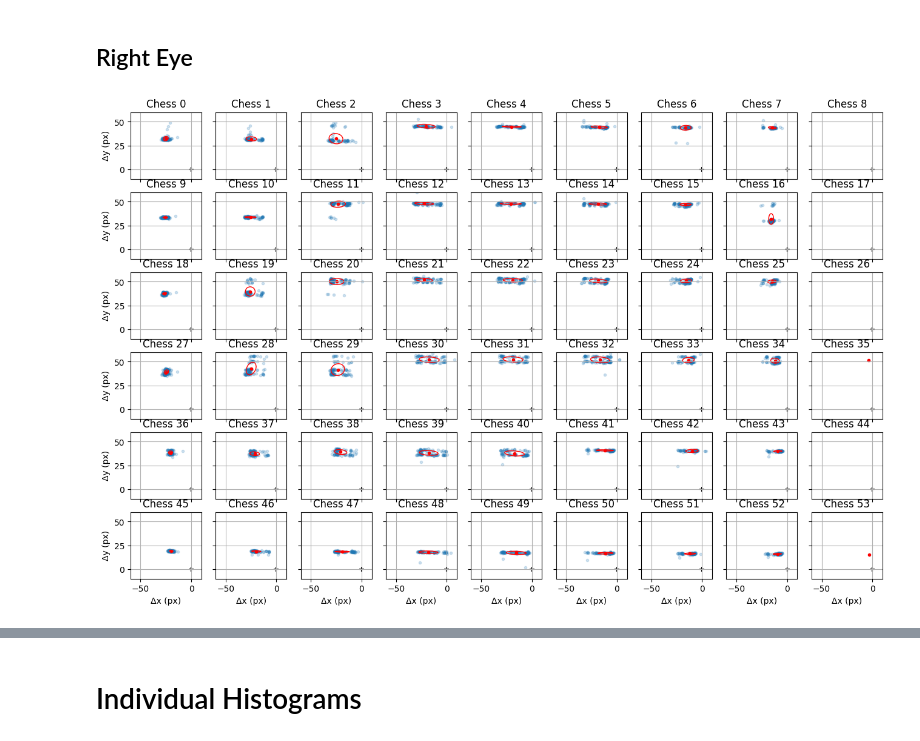
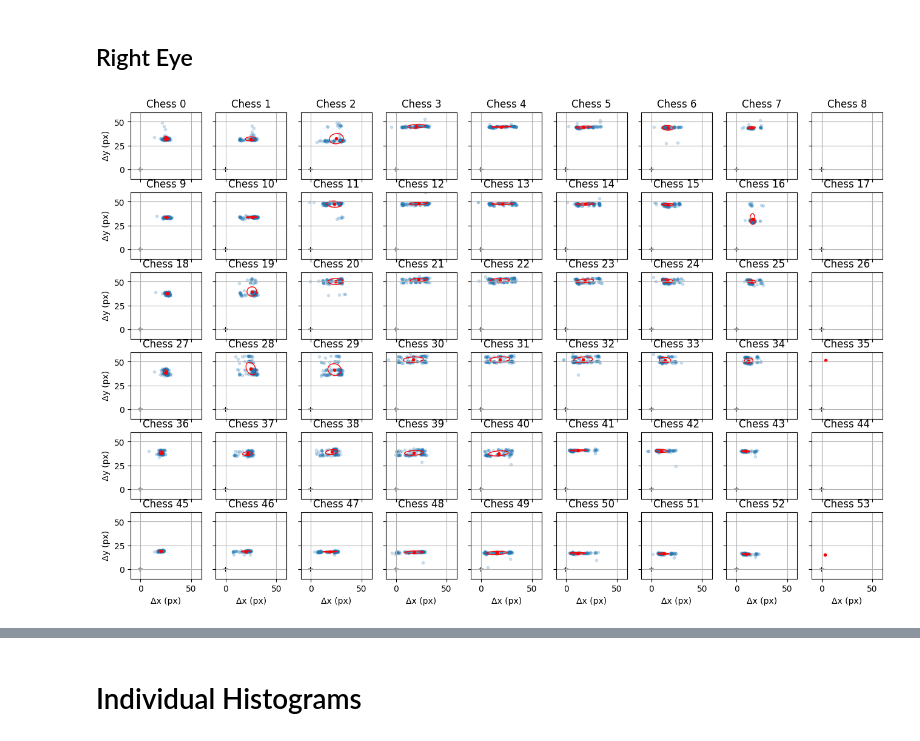
Before and after one commit to jpmnieles/grace_robot, a Jupyter notebook: 241201_Baseline_FK_Evaluation.ipynb, the cells around one changed output, grey strips where cells are left out. Saved outputs shown, nothing was run; the diff lists cells and outputs as text; code cells hidden in the pictures.

```diff
--- a/241201_Baseline_FK_Evaluation.ipynb
+++ b/241201_Baseline_FK_Evaluation.ipynb
@@ -616,7 +623,7 @@ delta_x_list = []
 delta_y_list = []
 for chess_idx in range(54):
     idxs = [i for i,val in enumerate(data['chess_idx_tminus1']) if val==chess_idx]
-    after_px_x = np.array([data[dx][i] for i in idxs])
+    after_px_x =-np.array([data[dx][i] for i in idxs])
     after_px_y = np.array([data[dy][i] for i in idxs])
     delta_x_list.append(after_px_x)
     delta_y_list.append(after_px_y)
@@ -624,12 +631,16 @@ for chess_idx in range(54):
 # Scatter Plot
 
 fig, axs = plt.subplots(6, 9, figsize=(16,10))
+x_std_list = []
+y_std_list = []
 for i,ax_i in enumerate(axs.flat):
     ax_i.scatter(delta_x_list[i], delta_y_list[i], marker='.', color='#1f77b4', alpha=0.2)
     confidence_ellipse(x=delta_x_list[i], y=delta_y_list[i], ax=ax_i, n_std=1.0, edgecolor='red')
+    x_std_list.append(np.std(delta_x_list[i]))
+    y_std_list.append(np.std(delta_y_list[i]))
     ax_i.scatter(delta_x_list[i].mean(), delta_y_list[i].mean(), marker='.', color='red')
     ax_i.scatter(0, 0, marker='+', color='black')
-    ax_i.set_xlim(-60, 10)
+    ax_i.set_xlim(-10, 60)
     ax_i.set_ylim(-10, 60)
     ax_i.set_title('Chess %i' % (i))
     ax_i.grid(True)
@@ -656,29 +672,33 @@ delta_x_list = []
 delta_y_list = []
 for chess_idx in range(54):
     idxs = [i for i,val in enumerate(data['chess_idx_tminus1']) if val==chess_idx]
-    after_px_x = np.array([data[dx][i] for i in idxs])
+    after_px_x = -np.array([data[dx][i] for i in idxs])
     after_px_y = np.array([data[dy][i] for i in idxs])
     delta_x_list.append(after_px_x)
     delta_y_list.append(after_px_y)
 # %%
 # Scatter Plot
 
 fig, axs = plt.subplots(6, 9, figsize=(16,10))
+x_std_list = []
+y_std_list = []
 for i,ax_i in enumerate(axs.flat):
     ax_i.scatter(delta_x_list[i], delta_y_list[i], marker='.', color='#1f77b4', alpha=0.2)
+    x_std_list.append(np.std(delta_x_list[i]))
+    y_std_list.append(np.std(delta_y_list[i]))
     confidence_ellipse(x=delta_x_list[i], y=delta_y_list[i], ax=ax_i, n_std=1.0, edgecolor='red')
     ax_i.scatter(delta_x_list[i].mean(), delta_y_list[i].mean(), marker='.', color='red')
     ax_i.scatter(0, 0, marker='+', color='black')
-    ax_i.set_xlim(-60, 10)
+    ax_i.set_xlim(-10, 60)
     ax_i.set_ylim(-10, 60)
     ax_i.set_title('Chess %i' % (i))
     ax_i.grid(True)
 
 for ax in axs.flat:
     ax.set(xlabel='Δx (px)', ylabel='Δy (px)')
 
 # Hide x labels and tick labels for top plots and y ticks for right plots.
 for ax in axs.flat:
     ax.label_outer()
 # %% [output]
-[figure, old version]
+[figure, new version]
```
Also changed, not shown: parts of 19 cells of this notebook.
